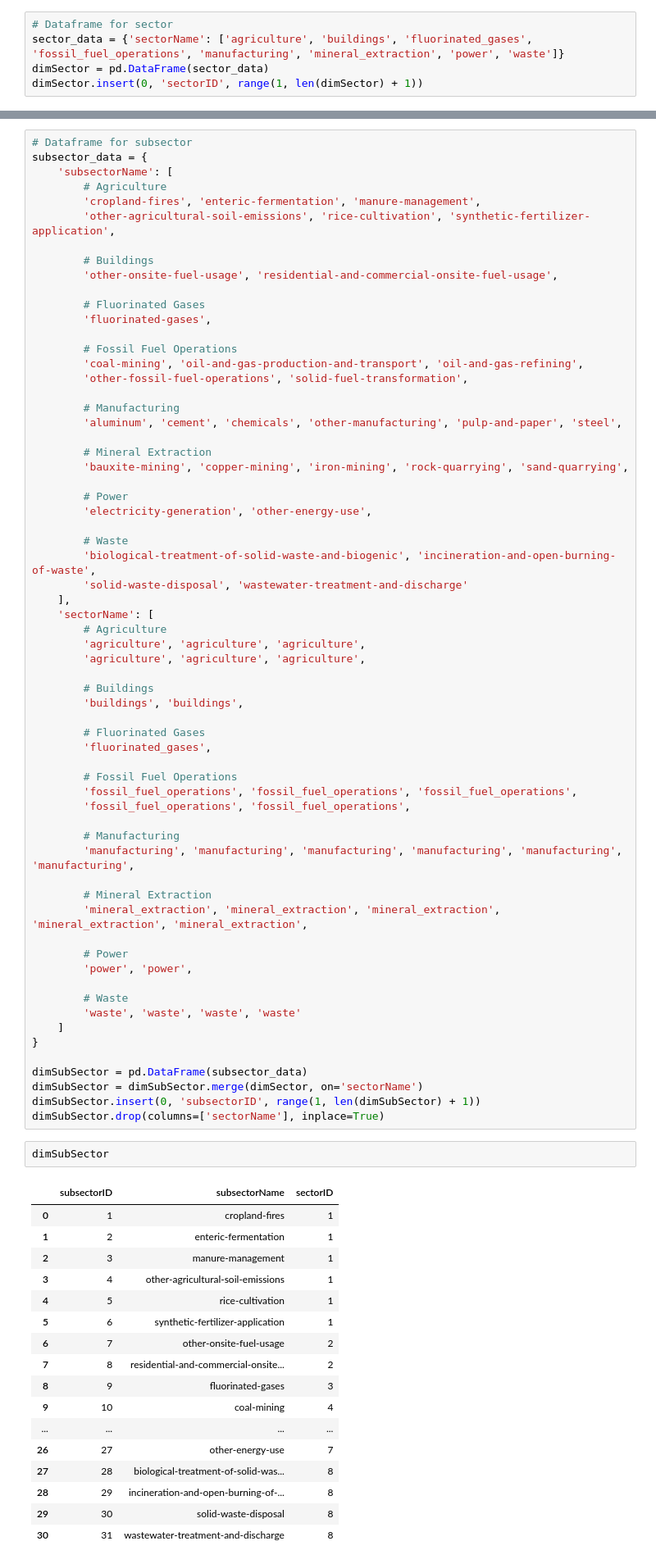
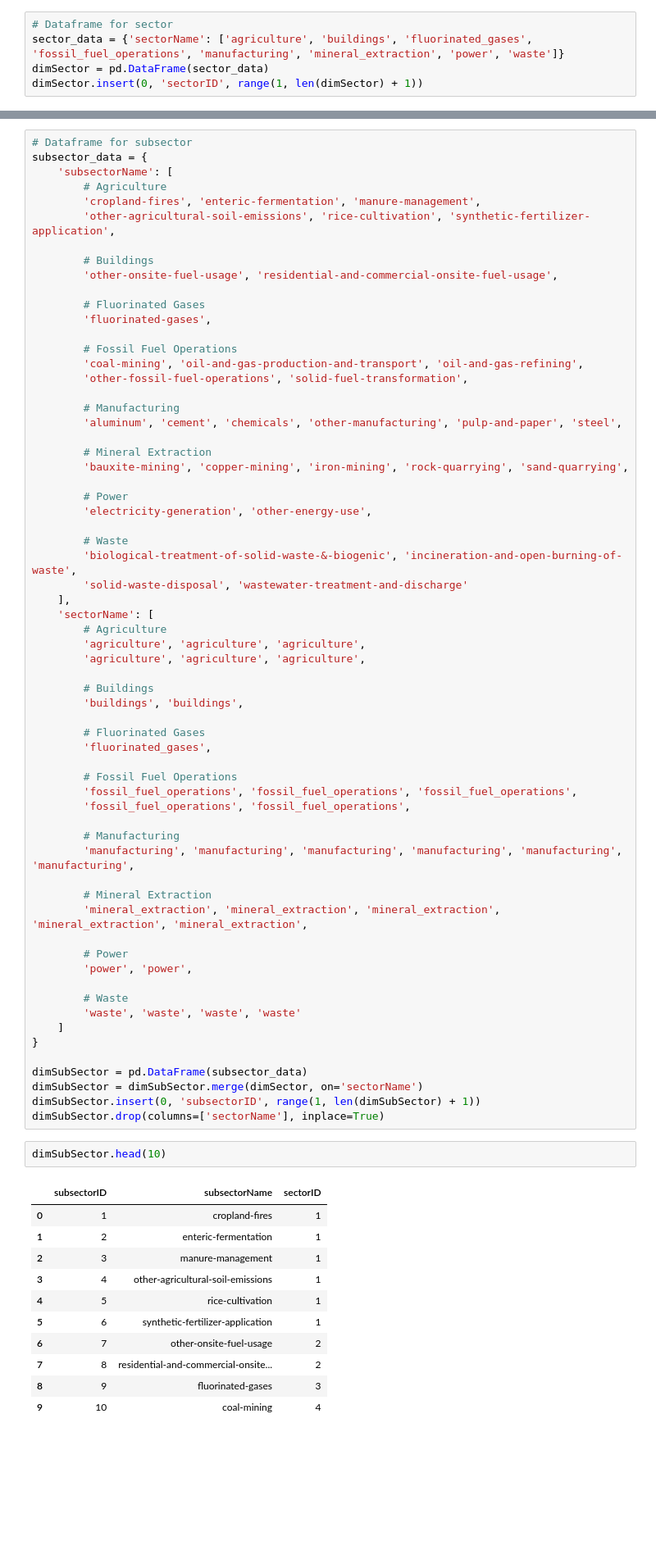
Before and after one commit to meganjchiang/info430proj, a Jupyter notebook: project2/deliverable2.ipynb, the cells around one changed output, grey strips where cells are left out. Shown at 82% size. Cells and saved outputs as stored; diff of their text form; blank space fills up the shorter version.

```diff
--- a/project2/deliverable2.ipynb
+++ b/project2/deliverable2.ipynb
@@ -59,7 +59,7 @@ subsector_data = {
         'electricity-generation', 'other-energy-use',
 
         # Waste
-        'biological-treatment-of-solid-waste-and-biogenic', 'incineration-and-open-burning-of-waste',
+        'biological-treatment-of-solid-waste-&-biogenic', 'incineration-and-open-burning-of-waste',
         'solid-waste-disposal', 'wastewater-treatment-and-discharge'
     ],
     'sectorName': [
@@ -96,25 +96,19 @@ dimSubSector = dimSubSector.merge(dimSector, on='sectorName')
 dimSubSector.insert(0, 'subsectorID', range(1, len(dimSubSector) + 1))
 dimSubSector.drop(columns=['sectorName'], inplace=True)
 # %%
-dimSubSector
+dimSubSector.head(10)
 # %% [output]
 |  | subsectorID | subsectorName | sectorID |
 | 0 | 1 | cropland-fires | 1 |
 | 1 | 2 | enteric-fermentation | 1 |
 | 2 | 3 | manure-management | 1 |
 | 3 | 4 | other-agricultural-soil-emissions | 1 |
 | 4 | 5 | rice-cultivation | 1 |
 | 5 | 6 | synthetic-fertilizer-application | 1 |
 | 6 | 7 | other-onsite-fuel-usage | 2 |
 | 7 | 8 | residential-and-commercial-onsite... | 2 |
 | 8 | 9 | fluorinated-gases | 3 |
 | 9 | 10 | coal-mining | 4 |
-| ... | ... | ... | ... |
-| 26 | 27 | other-energy-use | 7 |
-| 27 | 28 | biological-treatment-of-solid-was... | 8 |
-| 28 | 29 | incineration-and-open-burning-of-... | 8 |
-| 29 | 30 | solid-waste-disposal | 8 |
-| 30 | 31 | wastewater-treatment-and-discharge | 8 |
 # %%
 # Combined csv will all the data
 main_directory = 'data/'
```
Also changed, not shown: parts of 8 cells of this notebook, 3 other files.
